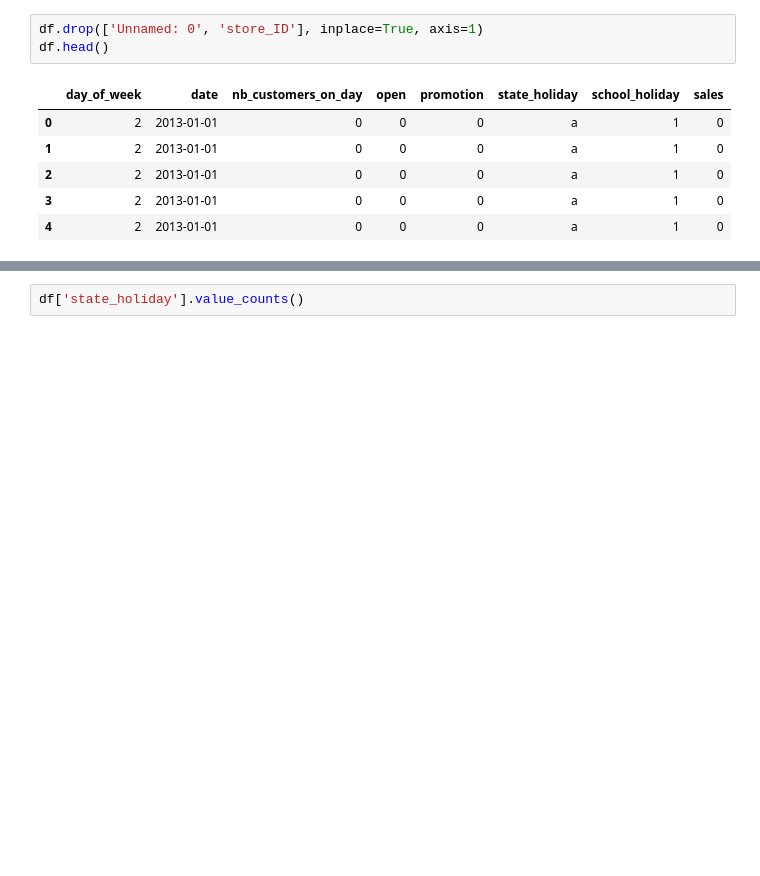
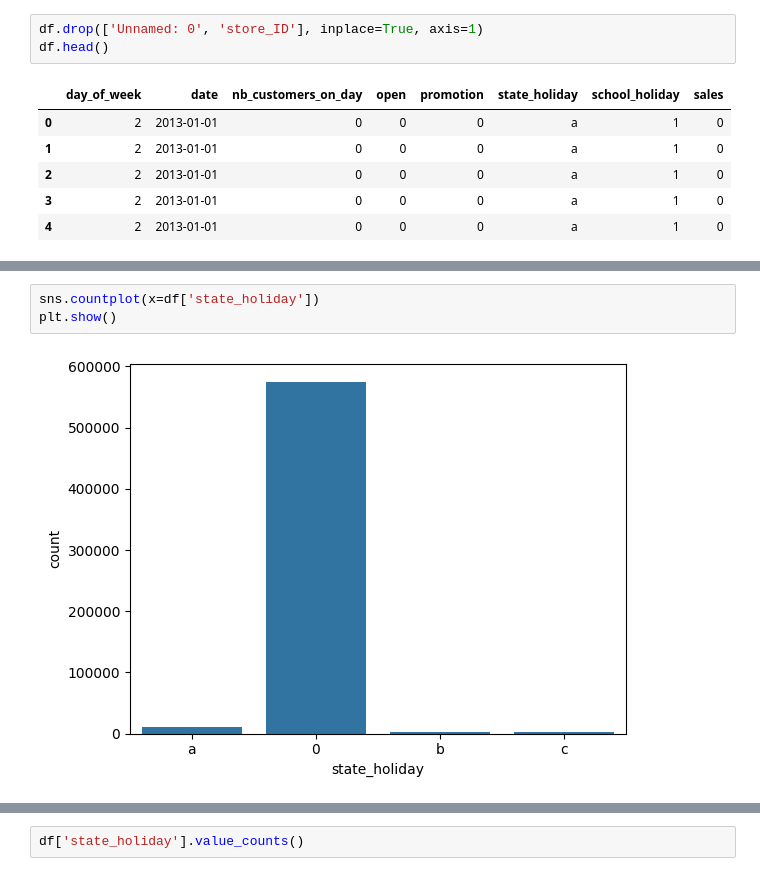
Before and after one commit to Azzam-Saud/mini_project_sales_prediction, a Jupyter notebook: Test1.ipynb, the cells around one changed output, grey strips where cells are left out. Drawn from its saved outputs; the diff is of its cells as text; blank space fills up the shorter version.

```diff
--- a/Test1.ipynb
+++ b/Test1.ipynb
@@ -57,0 +88,5 @@ df.describe()
+# %%
+sns.countplot(x=df['state_holiday'])
+plt.show()
+# %% [output]
+[figure, added]
```
Also changed, not shown: parts of 28 cells of this notebook.
